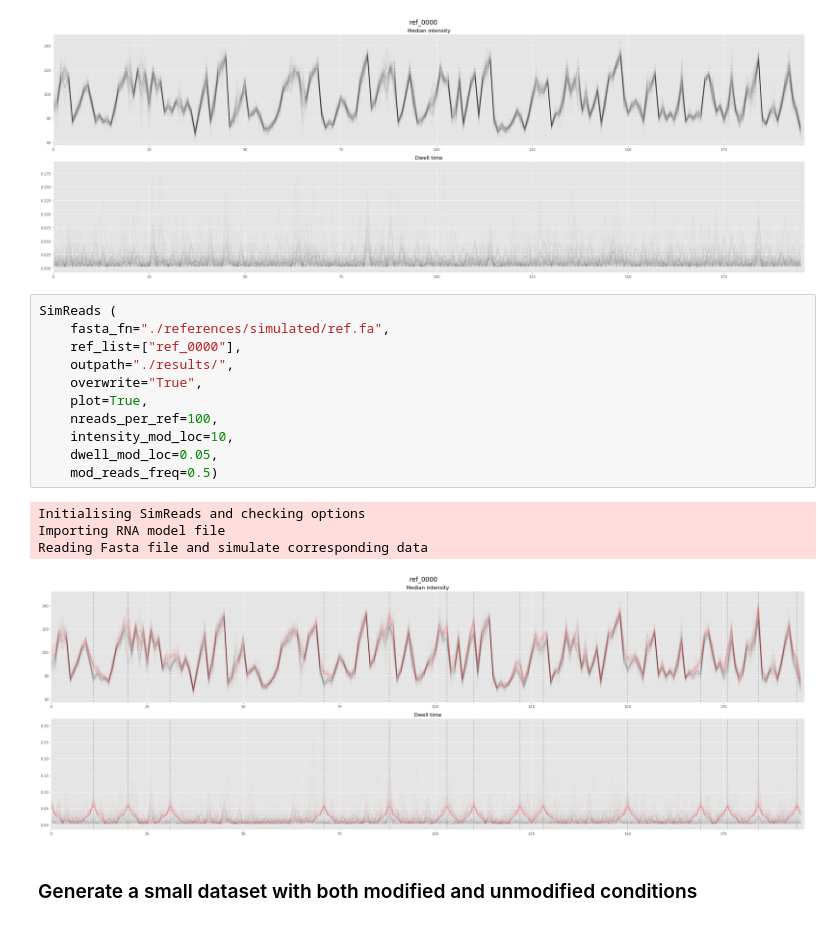
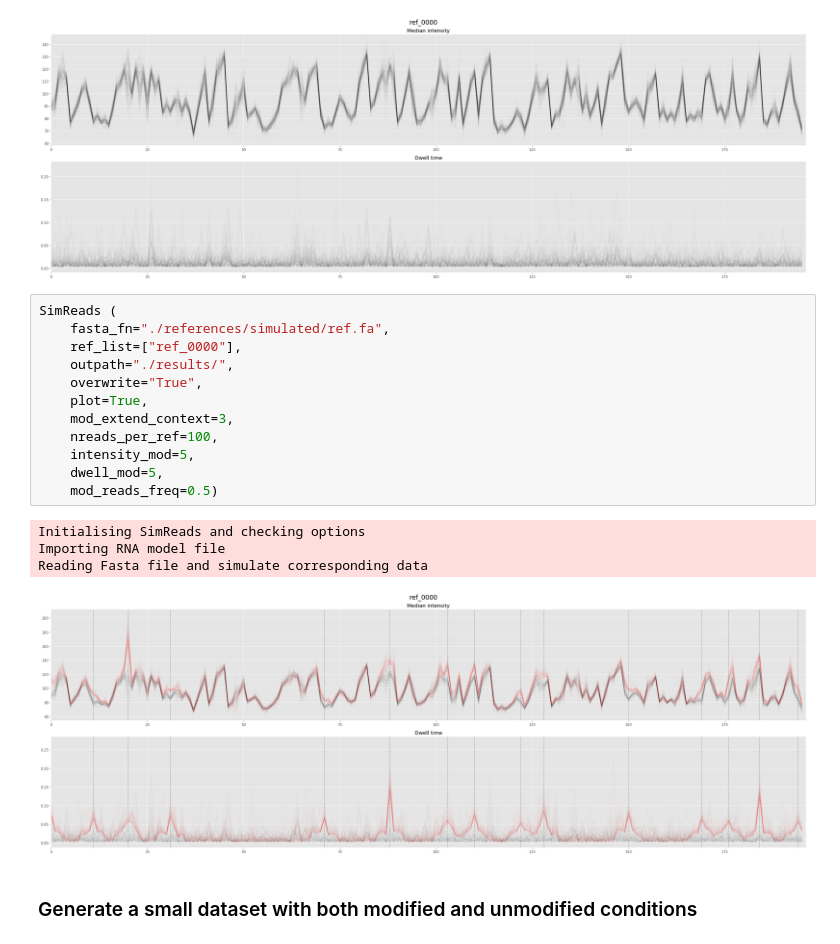
Before and after one commit to tleonardi/nanocompore, a Jupyter notebook: docs/demo/SimReads_usage.ipynb, the cells around one changed output. Drawn from its saved outputs; the diff is of its cells as text.

```diff
--- a/docs/demo/SimReads_usage.ipynb
+++ b/docs/demo/SimReads_usage.ipynb
@@ -42,19 +42,20 @@ Reading Fasta file and simulate corresponding data
 # %%
 SimReads (
     fasta_fn="./references/simulated/ref.fa",
     ref_list=["ref_0000"],
     outpath="./results/",
     overwrite="True",
     plot=True,
+    mod_extend_context=3,
     nreads_per_ref=100,
-    intensity_mod_loc=10,
-    dwell_mod_loc=0.05,
+    intensity_mod=5,
+    dwell_mod=5,
     mod_reads_freq=0.5)
 # %% [output]
 Initialising SimReads and checking options
 Importing RNA model file
 Reading Fasta file and simulate corresponding data
-[figure, old version]
+[figure, new version]
 # %% [markdown]
 ### Generate a small dataset with both modified and unmodified conditions
 # %%
```
Also changed, not shown: parts of 7 cells of this notebook, 30 other files.
